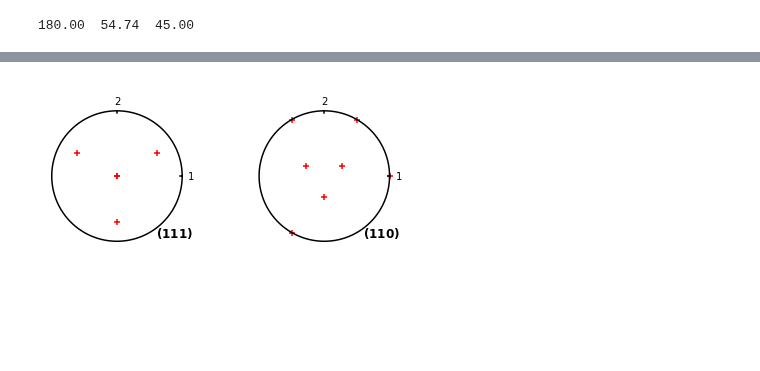
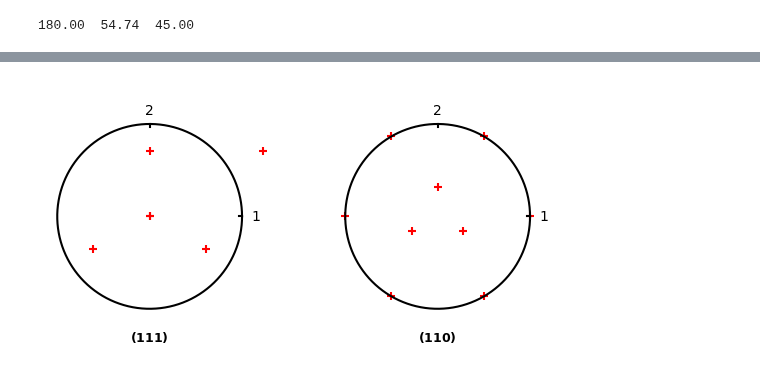
Before and after one commit to youngung/texture3, a Jupyter notebook: ipynb/spread_texture_component.ipynb, the cells around one changed output, grey strips where cells are left out. Drawn from its saved outputs; the diff is of its cells as text; code cells hidden in the pictures; blank space fills up the shorter version.

```diff
--- a/ipynb/spread_texture_component.ipynb
+++ b/ipynb/spread_texture_component.ipynb
@@ -30,7 +31,7 @@ print('%6.2f %6.2f %6.2f '%(phi1,phi,phi2))
 180.00  54.74  45.00
 # %%
 gr=np.array([[phi1,phi,phi2,1.]])
-mypf=upf.polefigure(grains=gr,csym='cubic')
+mypf=upf.polefigure(grains=gr,csym='cubic',cdim=[1,1,1],cang=[90,90,90])
 fig=mypf.pf_new(mode='dot',poles=[[1,1,1],[1,1,0]],marker='+',c='r')
 #fig=mypf.pf_new(poles=[[1,1,1],[1,1,0]])
 # %% [output]
@@ -38,4 +40,4 @@ Elapsed time for calculting dots:           2 [ ms]
-[figure, old version]
+[figure, new version]
 # %%
 mu, sigma = 0, 30 # mean and standard deviation
 nsamp=int(1e3)
```
Also changed, not shown: parts of 4 cells of this notebook, 8 other files.
